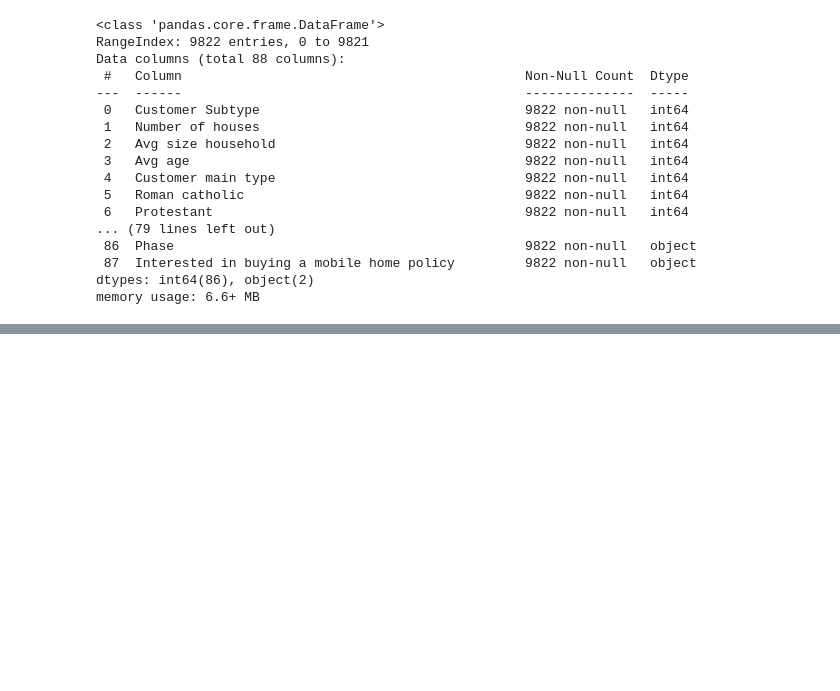
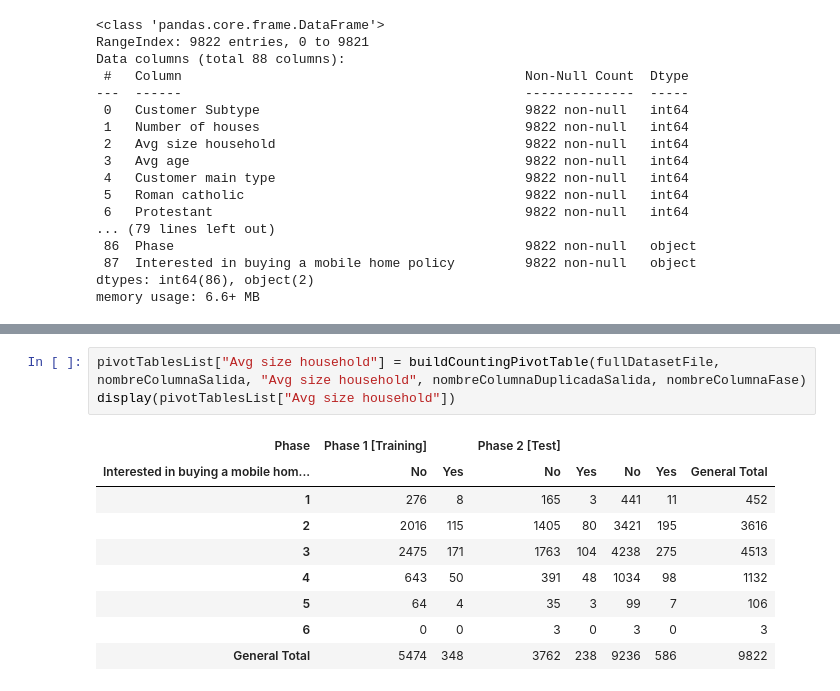
Before and after one commit to mamurciac/InsuranceCompanyPurchasePredictor, a Jupyter notebook: Análisis Preliminar de Datos.ipynb, the cells around one changed output, grey strips where cells are left out. Drawn from its saved outputs; the diff is of its cells as text; blank space fills up the shorter version.

```diff
--- a/Análisis Preliminar de Datos.ipynb
+++ b/Análisis Preliminar de Datos.ipynb
@@ -56,0 +144,13 @@ memory usage: 6.6+ MB
+# %%
+pivotTablesList["Avg size household"] = buildCountingPivotTable(fullDatasetFile, nombreColumnaSalida, "Avg size household", nombreColumnaDuplicadaSalida, nombreColumnaFase)
+display(pivotTablesList["Avg size household"])
+# %% [output]
+| Phase | Phase 1 [Training] |  | Phase 2 [Test] |  |  |  |  |
+| Interested in buying a mobile hom... | No | Yes | No | Yes | No | Yes | General Total |
+| 1 | 276 | 8 | 165 | 3 | 441 | 11 | 452 |
+| 2 | 2016 | 115 | 1405 | 80 | 3421 | 195 | 3616 |
+| 3 | 2475 | 171 | 1763 | 104 | 4238 | 275 | 4513 |
+| 4 | 643 | 50 | 391 | 48 | 1034 | 98 | 1132 |
+| 5 | 64 | 4 | 35 | 3 | 99 | 7 | 106 |
+| 6 | 0 | 0 | 3 | 0 | 3 | 0 | 3 |
+| General Total | 5474 | 348 | 3762 | 238 | 9236 | 586 | 9822 |
```
Also changed, not shown: parts of 8 cells of this notebook.
